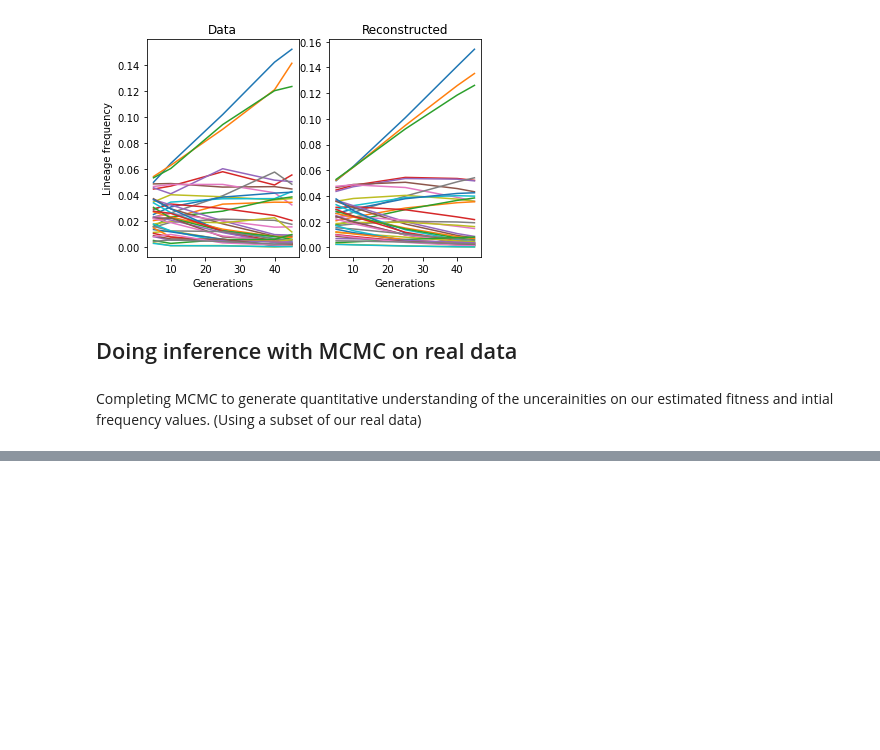
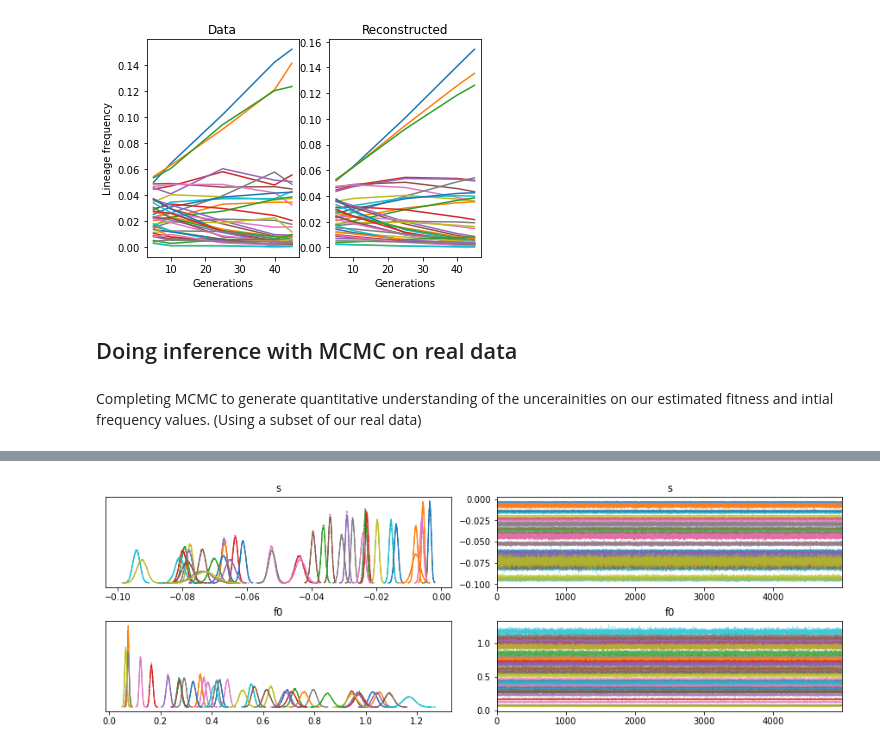
Before and after one commit to phys201/fitness_mcmc, a Jupyter notebook: documentation.ipynb, the cells around one changed output, grey strips where cells are left out. Cells and saved outputs as stored; diff of their text form; code cells hidden in the pictures; blank space fills up the shorter version.

```diff
--- a/documentation.ipynb
+++ b/documentation.ipynb
@@ -138,3 +137,7 @@ The acceptance probability does not match the target. It is 0.9932386599459078,
+# %%
+fitness_model.plot_mcmc_trace()
+# %% [output]
+[figure, added]
 # %%
 fitness_model.plot_mcmc_posterior()
 # %% [output]
```
Also changed, not shown: parts of 3 cells of this notebook, 7 other files.
